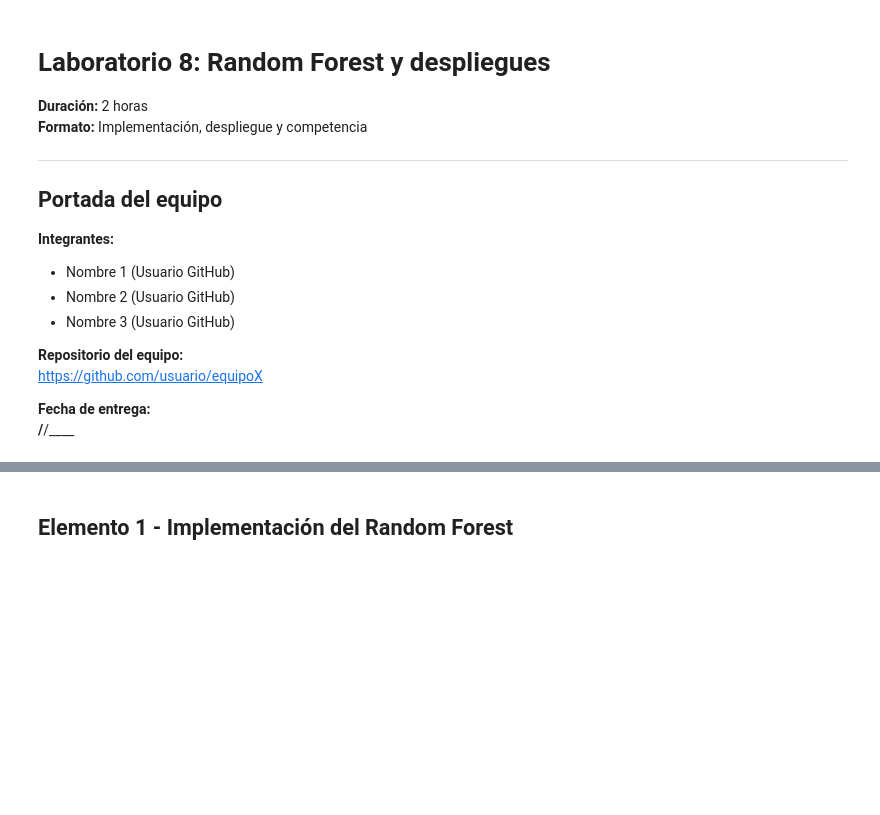
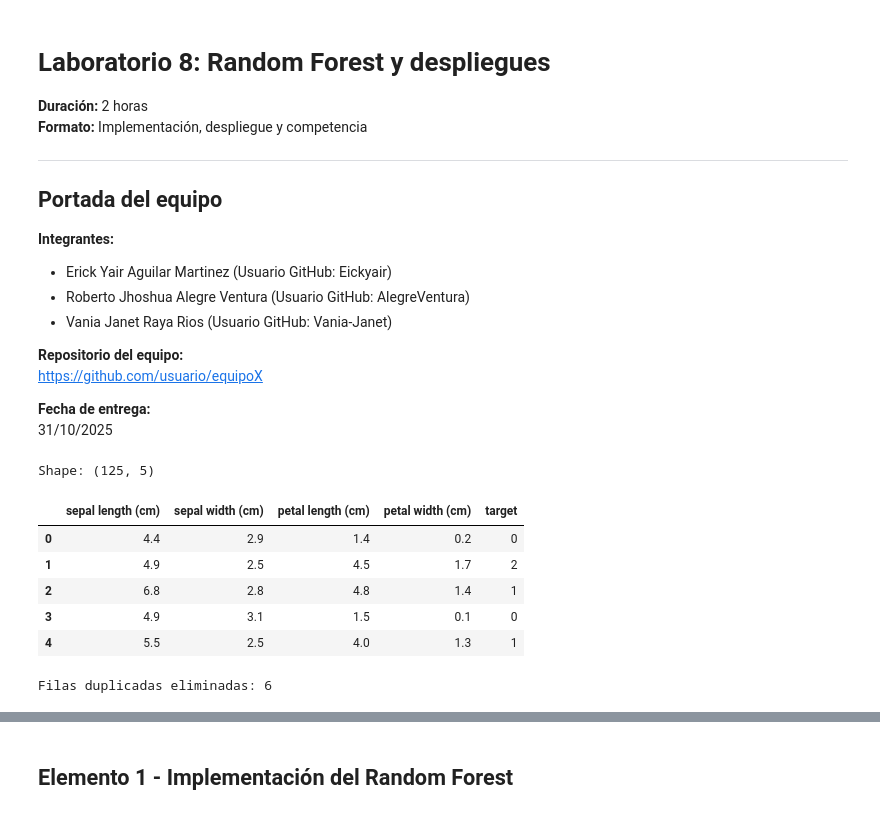
Before and after one commit to Eickyair/ensamble-api, a Jupyter notebook: notebooks/experiments.ipynb, the cells around one changed output, grey strips where cells are left out. Saved outputs shown, nothing was run; the diff lists cells and outputs as text; code cells hidden in the pictures; blank space fills up the shorter version.

```diff
--- a/notebooks/experiments.ipynb
+++ b/notebooks/experiments.ipynb
@@ -9,12 +9,12 @@
 ## Portada del equipo
 
 **Integrantes:**
-- Nombre 1 (Usuario GitHub)
-- Nombre 2 (Usuario GitHub)
-- Nombre 3 (Usuario GitHub)
+- Erick Yair Aguilar Martinez (Usuario GitHub: Eickyair)
+- Roberto Jhoshua Alegre Ventura (Usuario GitHub: AlegreVentura)
+- Vania Janet Raya Rios (Usuario GitHub: Vania-Janet)
 
 **Repositorio del equipo:**
-<https://github.com/usuario/equipoX>
+[<https://github.com/usuario/equipoX>](https://github.com/Eickyair)
 
 **Fecha de entrega:**
-__/__/____
+31/10/2025
@@ -20,0 +82,36 @@ __/__/____
+# %%
+# carga de datos
+CSV_PATH = "iris_train.csv"
+assert os.path.exists(CSV_PATH), f"No existe el archivo: {CSV_PATH}"
+df_raw = pd.read_csv(CSV_PATH)
+
+print("Shape:", df_raw.shape)
+display(df_raw.head())
+
+# Validaciones mínimas
+assert "target" in df_raw.columns, "El dataset tiene la columna 'target'."
+
+# Copia de trabajo
+df = df_raw.copy()
+
+# Eliminar columnas vacías/constantes (si las hubiera)
+n_before = df.shape[1]
+constant_cols = [c for c in df.columns if df[c].nunique(dropna=False) <= 1]
+if constant_cols:
+    df.drop(columns=constant_cols, inplace=True)
+    print("Columnas constantes eliminadas:", constant_cols)
+
+# Duplicados
+dup_count = df.duplicated().sum()
+if dup_count:
+    df = df.drop_duplicates().reset_index(drop=True)
+    print(f"Filas duplicadas eliminadas: {dup_count}")
+# %% [output]
+Shape: (125, 5)
+|  | sepal length (cm) | sepal width (cm) | petal length (cm) | petal width (cm) | target |
+| 0 | 4.4 | 2.9 | 1.4 | 0.2 | 0 |
+| 1 | 4.9 | 2.5 | 4.5 | 1.7 | 2 |
+| 2 | 6.8 | 2.8 | 4.8 | 1.4 | 1 |
+| 3 | 4.9 | 3.1 | 1.5 | 0.1 | 0 |
+| 4 | 5.5 | 2.5 | 4.0 | 1.3 | 1 |
+Filas duplicadas eliminadas: 6
```
Also changed, not shown: parts of 14 cells of this notebook, 1 other file.
